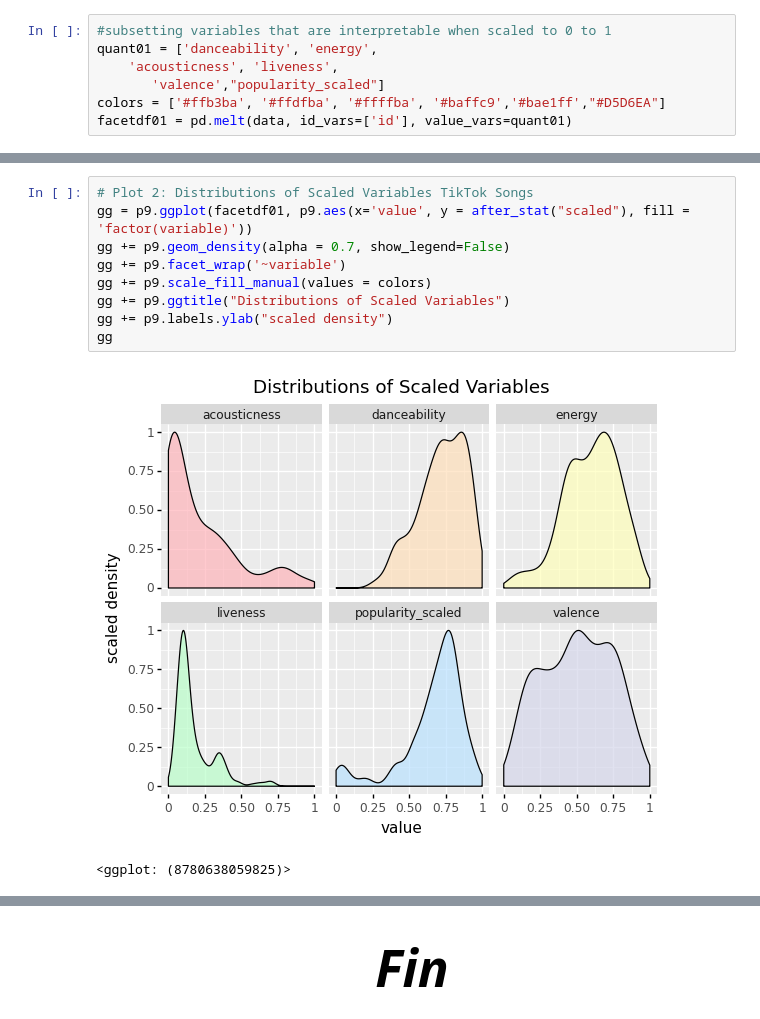
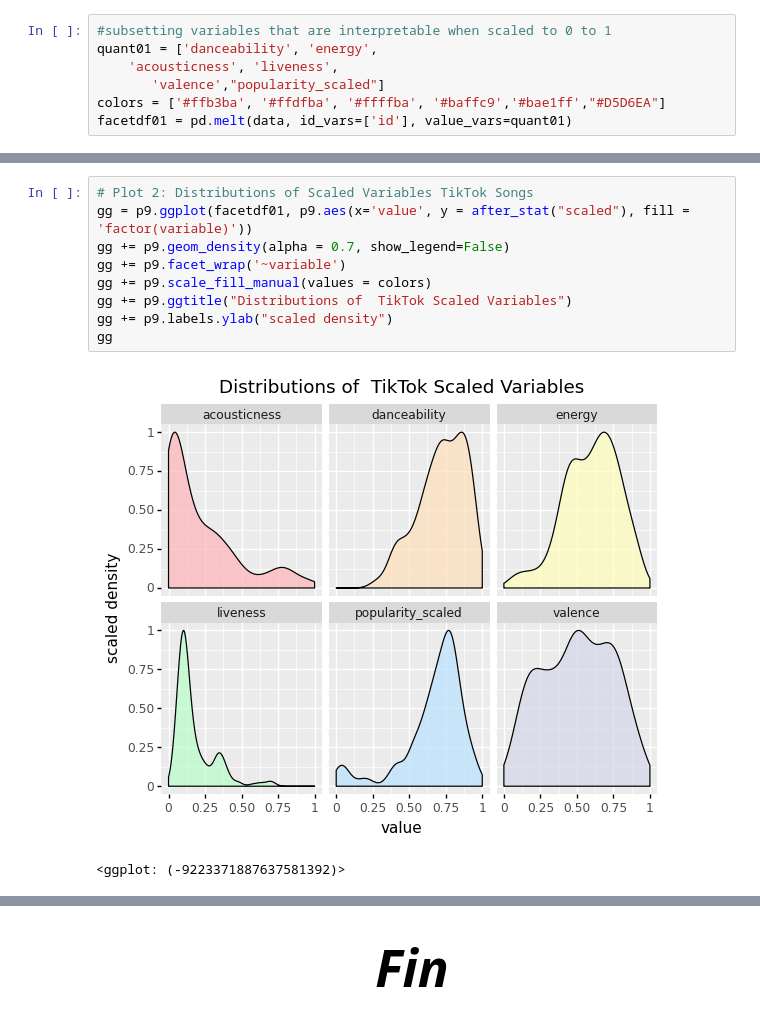
Before and after one commit to s-helal/tiktokify, a Jupyter notebook: jupyterSlides.ipynb, the cells around one changed output, grey strips where cells are left out. Drawn from its saved outputs; the diff is of its cells as text.

```diff
--- a/jupyterSlides.ipynb
+++ b/jupyterSlides.ipynb
@@ -161,15 +159,15 @@ _ = sns.heatmap(data.drop("popularity_scaled",axis=1).corr(), vmin = -1, vmax =
 # %%
 # Plot 2: Distributions of Scaled Variables TikTok Songs
 gg = p9.ggplot(facetdf01, p9.aes(x='value', y = after_stat("scaled"), fill = 'factor(variable)'))
 gg += p9.geom_density(alpha = 0.7, show_legend=False)
 gg += p9.facet_wrap('~variable')
 gg += p9.scale_fill_manual(values = colors)
-gg += p9.ggtitle("Distributions of Scaled Variables")
+gg += p9.ggtitle("Distributions of  TikTok Scaled Variables")
 gg += p9.labels.ylab("scaled density")
 gg
 # %% [output]
-[figure, old version]
+[figure, new version]
-<ggplot: (8780638059825)>
+<ggplot: (-9223371887637581392)>
 # %% [markdown]
 ![side_by_side.png](attachment:side_by_side.png)
 # %%
```
Also changed, not shown: parts of 2 cells of this notebook.
